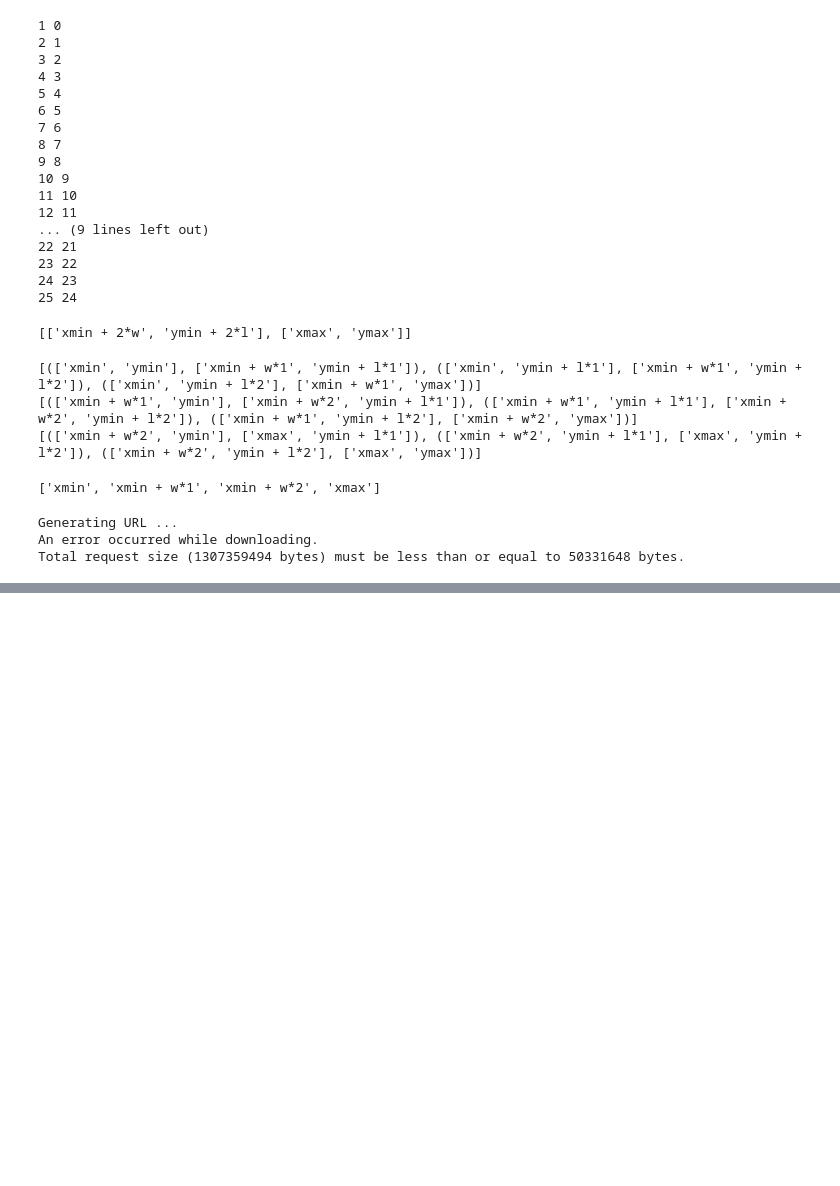
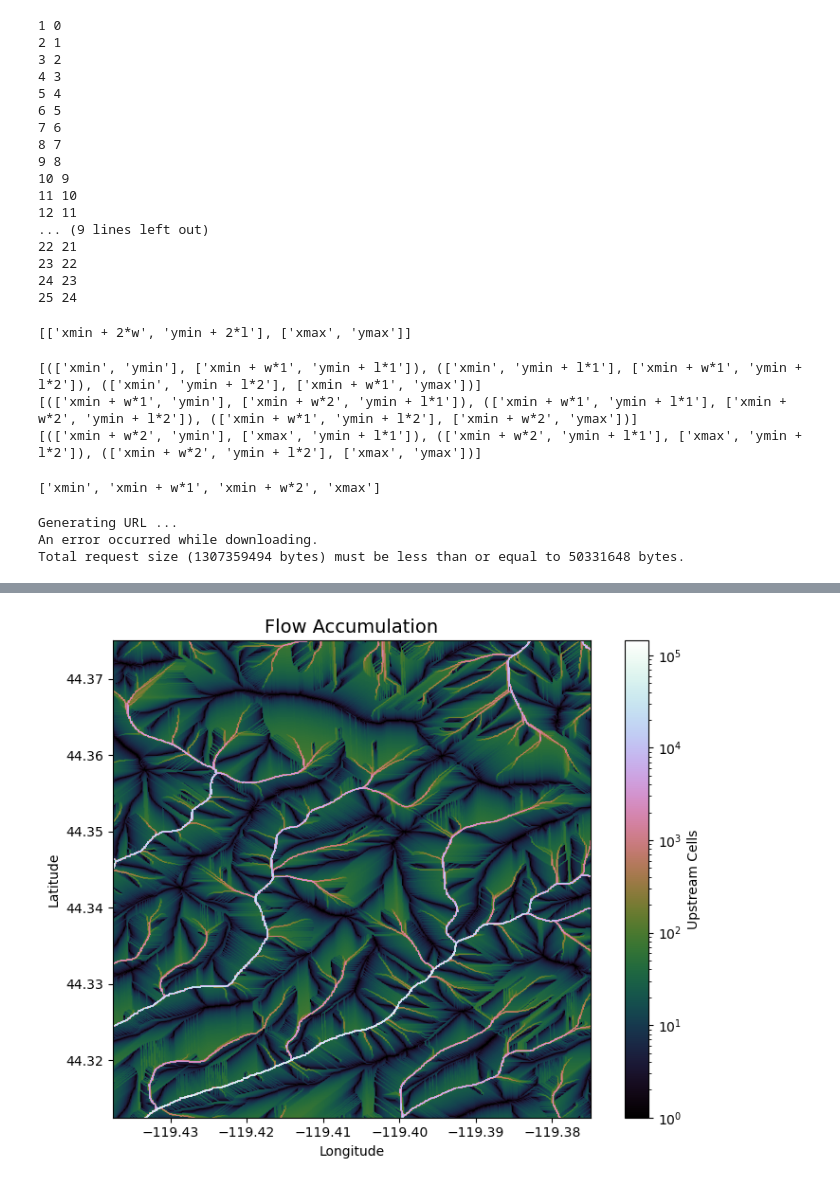
Before and after one commit to Ecotrust/forestbenchmarking, a Jupyter notebook: notebooks/geemap_test.ipynb, the cells around one changed output, grey strips where cells are left out. Saved outputs shown, nothing was run; the diff lists cells and outputs as text; code cells hidden in the pictures; blank space fills up the shorter version.

```diff
--- a/notebooks/geemap_test.ipynb
+++ b/notebooks/geemap_test.ipynb
@@ -192,0 +193,27 @@ Warning 1: TIFFReadDirectory:Sum of Photometric type-related color channels and
+# %%
+import rasterio
+from rasterio.plot import show, show_hist
+import matplotlib.pyplot as plt
+import matplotlib.colors as colors
+from pysheds.grid import Grid
+%matplotlib inline
+
+tifpath = '../data/processed/3DEP/108243_3DEP_10mDEM/108243_3DEP_10mDEM-cog.tif'
+grid = Grid.from_raster(tifpath)
+# %%
+with rasterio.open(tifpath) as src:
+    acc = src.read(4)
+    fig, ax = plt.subplots(figsize=(8,6))
+    fig.patch.set_alpha(0)
+    plt.grid('on', zorder=0)
+    im = ax.imshow(acc, extent=grid.extent, zorder=2,
+                   cmap='cubehelix',
+                   norm=colors.LogNorm(1, acc.max()),
+                   interpolation='bilinear')
+    plt.colorbar(im, ax=ax, label='Upstream Cells')
+    plt.title('Flow Accumulation', size=14)
+    plt.xlabel('Longitude')
+    plt.ylabel('Latitude')
+    plt.tight_layout()
+# %% [output]
+[figure, added]
```
Also changed, not shown: parts of 6 cells of this notebook.
